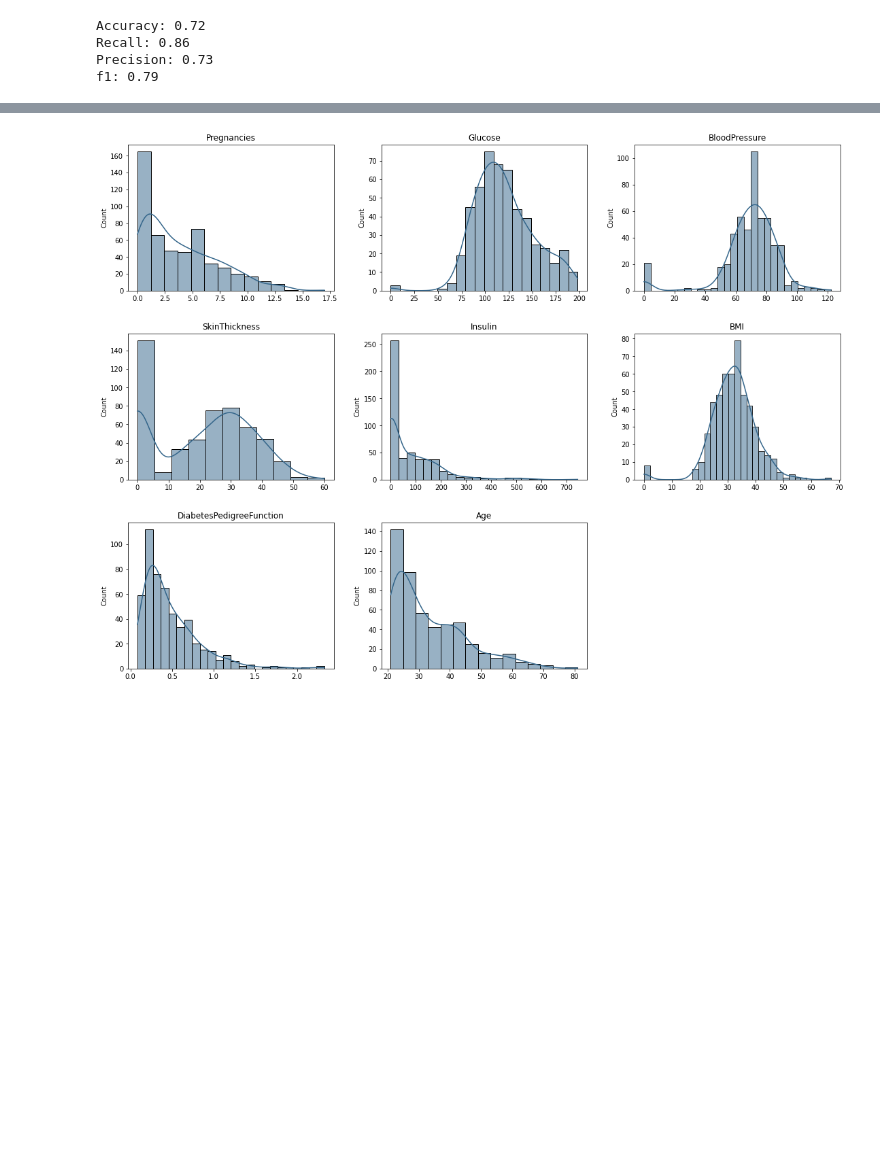
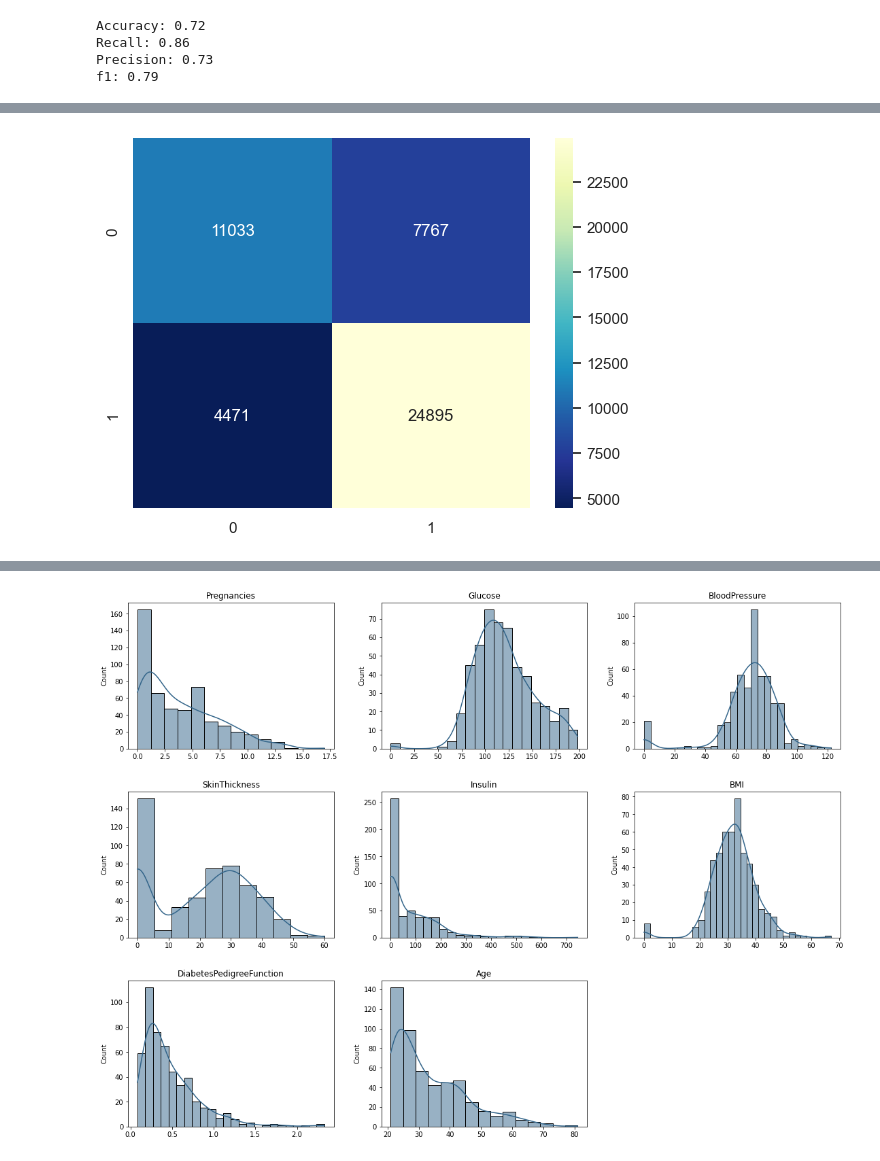
Before and after one commit to kaqreal/ds-ML-project-kickstarter, a Jupyter notebook: ML_from_diabetesChallenge.ipynb, the cells around one changed output, grey strips where cells are left out. Drawn from its saved outputs; the diff is of its cells as text; code cells hidden in the pictures; blank space fills up the shorter version.

```diff
--- a/ML_from_diabetesChallenge.ipynb
+++ b/ML_from_diabetesChallenge.ipynb
@@ -580,0 +640,5 @@ validation_scores_X_train
+# %%
+cm = confusion_matrix(y_test, y_test_predicted_xgb)
+sns.heatmap(cm, cmap="YlGnBu_r", annot=True, fmt=".0f");
+# %% [output]
+[figure, added]
```
Also changed, not shown: parts of 17 cells of this notebook.
